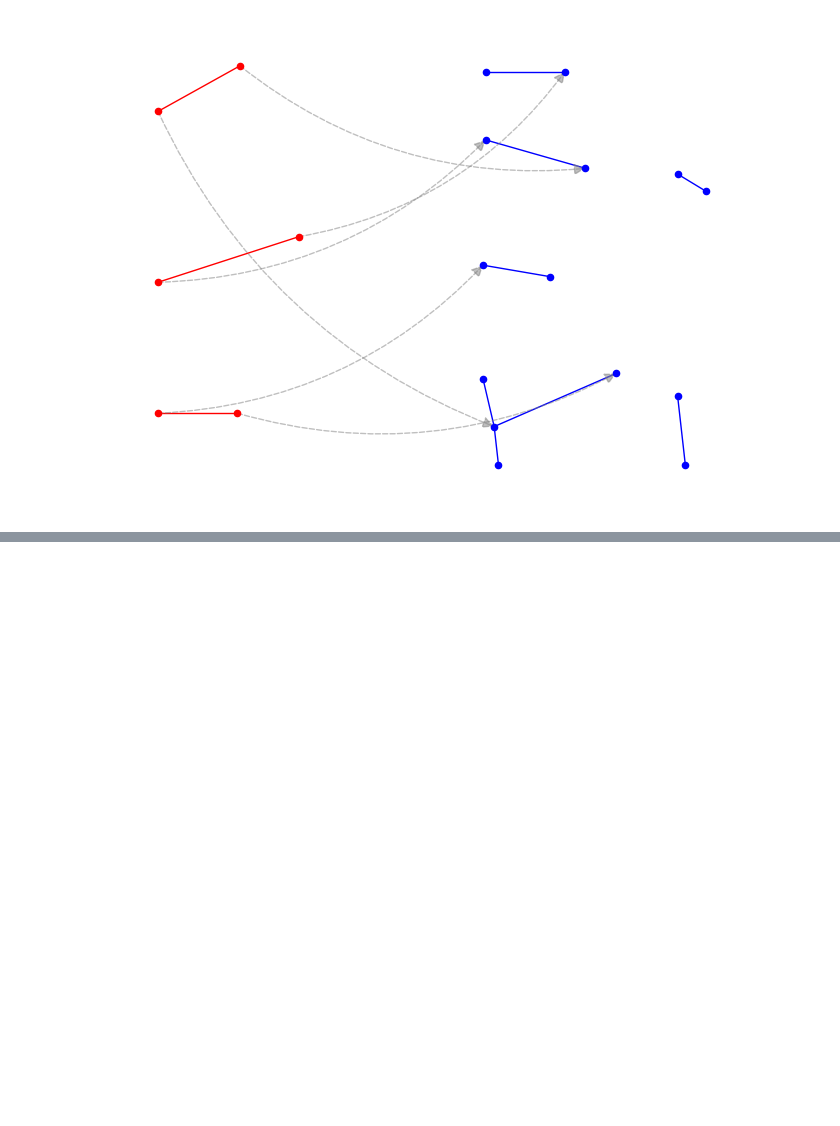
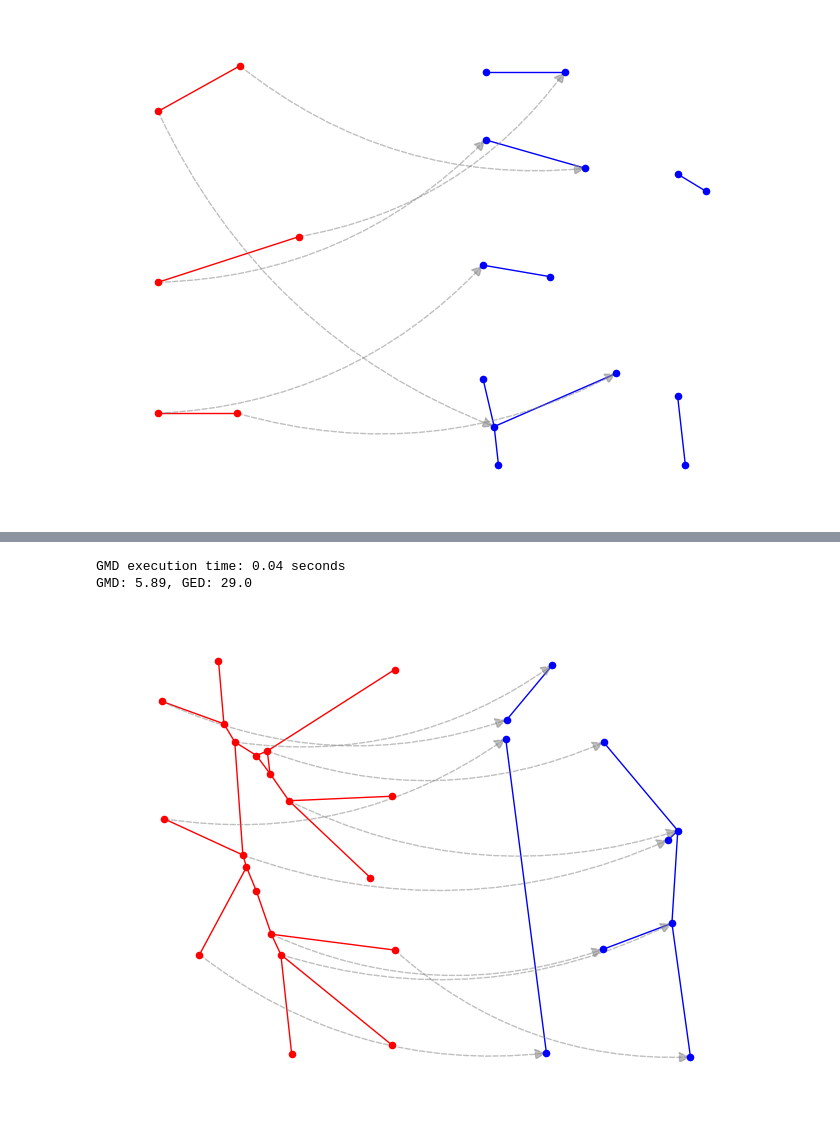
Before and after one commit to ankke/thesis, a Jupyter notebook: GMD - analysis-Copy1.ipynb, the cells around one changed output, grey strips where cells are left out. Saved outputs shown, nothing was run; the diff lists cells and outputs as text; code cells hidden in the pictures; blank space fills up the shorter version.

```diff
--- a/GMD - analysis-Copy1.ipynb
+++ b/GMD - analysis-Copy1.ipynb
@@ -41,0 +48,6 @@ GMD: 20.0, GED: 13.0
+# %%
+e2e_gmd(dataset, 826, 12,random_radius=0.01, C_V=1.0, C_E=1.0, multiplier=100.0, shift=1)
+# %% [output]
+GMD execution time: 0.04 seconds
+GMD: 5.89, GED: 29.0
+[figure, added]
```
Also changed, not shown: parts of 1 cell of this notebook, 8 other files.
